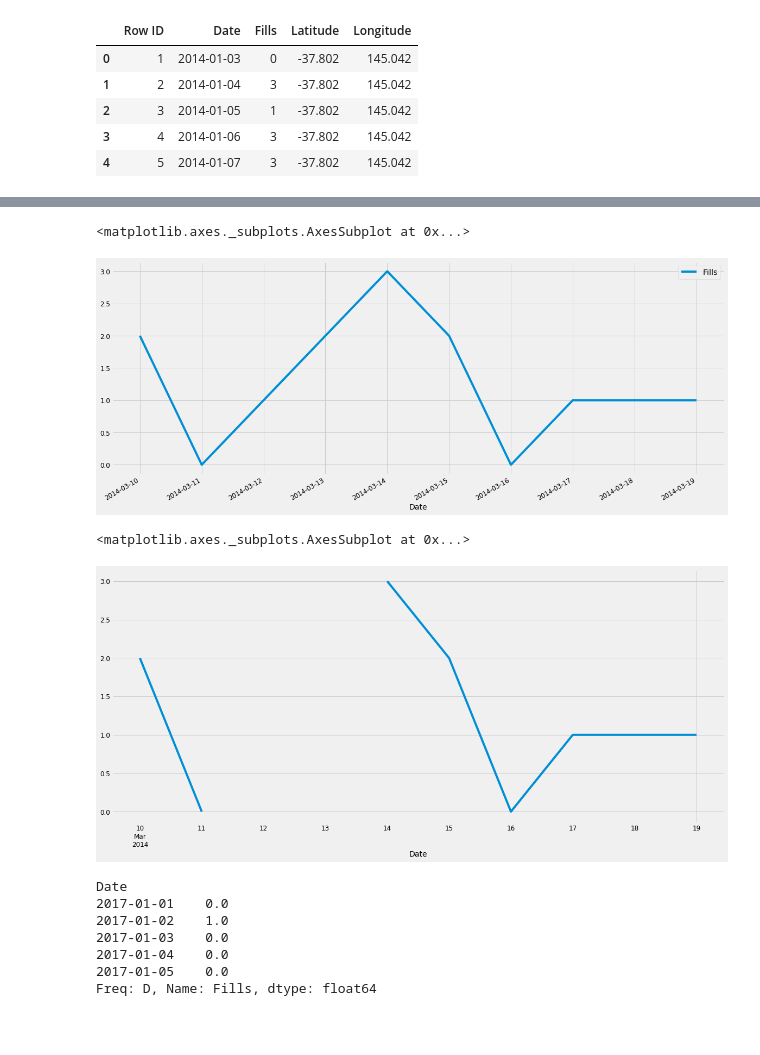
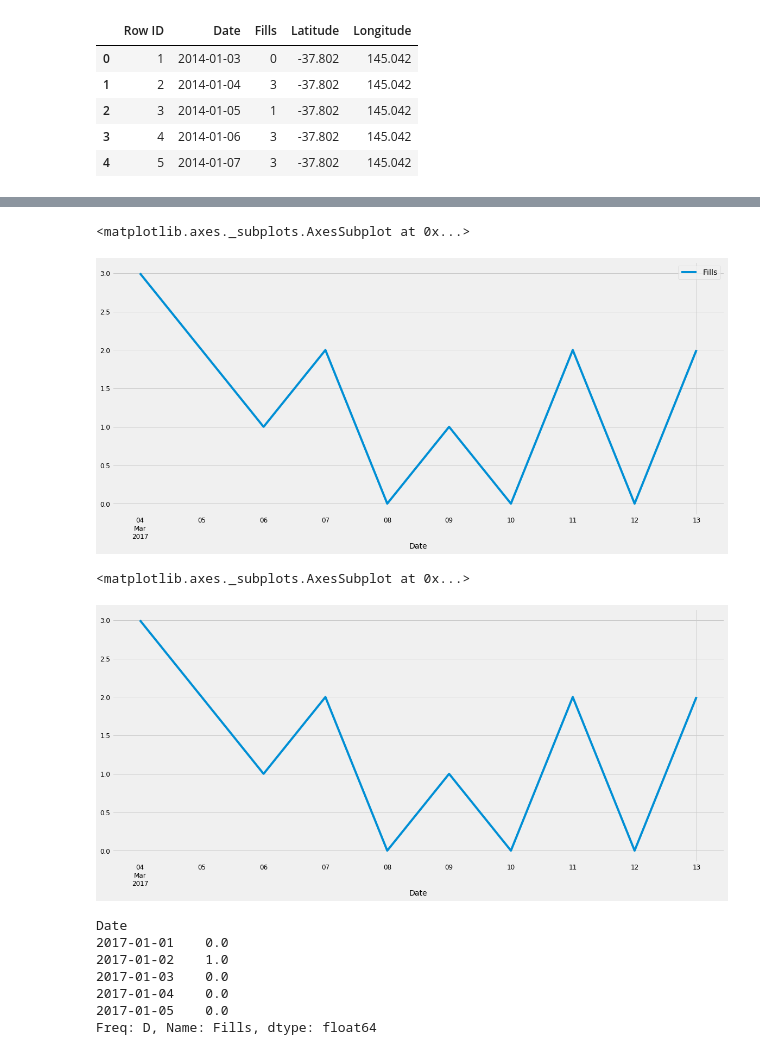
Before and after one commit to SJSU272LabF18/SmartBin, a Jupyter notebook: Arima-Prediction.ipynb, the cells around one changed output, grey strips where cells are left out. Saved outputs shown, nothing was run; the diff lists cells and outputs as text; code cells hidden in the pictures; blank space fills up the shorter version.

```diff
--- a/Arima-Prediction.ipynb
+++ b/Arima-Prediction.ipynb
@@ -16,22 +16,20 @@ matplotlib.rcParams['xtick.labelsize'] = 12
 matplotlib.rcParams['ytick.labelsize'] = 12
 matplotlib.rcParams['text.color'] = 'k'
 # %%
-furniture = pd.read_csv("trash-data-melbourne-grouped-2.csv")
-furniture['Date'].min(), furniture['Date'].max()
+melbourne_trash = pd.read_csv("trash-data-melbourne-grouped-2.csv")
+melbourne_trash['Date'].min(), melbourne_trash['Date'].max()
 # %% [output]
 ('2014/01/03', '2017/12/30')
 # %%
 #cols = ['Row ID', 'Latitude', 'Longitude', 'Ship Mode', 'Customer ID', 'Customer Name', 'Segment', 'Country', 'City', 'State', 'Postal Code', 'Region', 'Product ID', 'Category', 'Sub-Category', 'Product Name', 'Quantity', 'Discount', 'Profit']
-cols = ['Row ID','Latitude','Longitude']
 #furniture.drop(cols, axis=1, inplace=True)
 #furniture = furniture.sort_values('Order Date')
 #furniture = furniture.sort_values('Date')
 #furniture.isnull().sum()
 #furniture.head()
-furniture['Date'] = pd.to_datetime(furniture['Date'],dayfirst=True,infer_datetime_format=True)
-furniture = furniture.sort_values('Date')
-#furniture.isnull().sum()
-furniture.head()
+melbourne_trash['Date'] = pd.to_datetime(melbourne_trash['Date'],dayfirst=True,infer_datetime_format=True)
+melbourne_trash = melbourne_trash.sort_values('Date')
+melbourne_trash.head()
 # %% [output]
 |  | Row ID | Date | Fills | Latitude | Longitude |
 | 0 | 1 | 2014-01-03 | 0 | -37.802 | 145.042 |
@@ -71,0 +40,3 @@ data.head()
+# %%
+melbourne_trash = melbourne_trash.set_index('Date')
+melbourne_trash.index
@@ -71,0 +52,5 @@ data.head()
+# %%
+#cols = ['Row ID','Latitude','Longitude']
+# melbourne_trash.drop(cols)
+data = melbourne_trash.loc[:,['Fills']]
+data.head()
@@ -72,17 +65,14 @@ data.head()
 # %%
-data['2014-03-10':'2014-03-20'].plot()
+data['2017-03-04':'2017-03-13'].plot()
 # %% [output]
 <matplotlib.axes._subplots.AxesSubplot at 0x...>
-[figure, old version]
+[figure, new version]
 # %%
-#y = furniture['Fills'].resample('MS').mean()
-#y['2017':]
-#y=furniture
 daily = data['Fills'].resample('D').mean()
-daily['2014-03-10':'2014-03-20':].plot()
+daily['2017-03-04':'2017-03-13'].plot()
 # %% [output]
 <matplotlib.axes._subplots.AxesSubplot at 0x...>
-[figure, old version]
+[figure, new version]
 # %%
 daily.fillna(value=0.0,inplace=True)
 daily['2017':].head()
```
Also changed, not shown: parts of 12 cells of this notebook, 12 other files.
